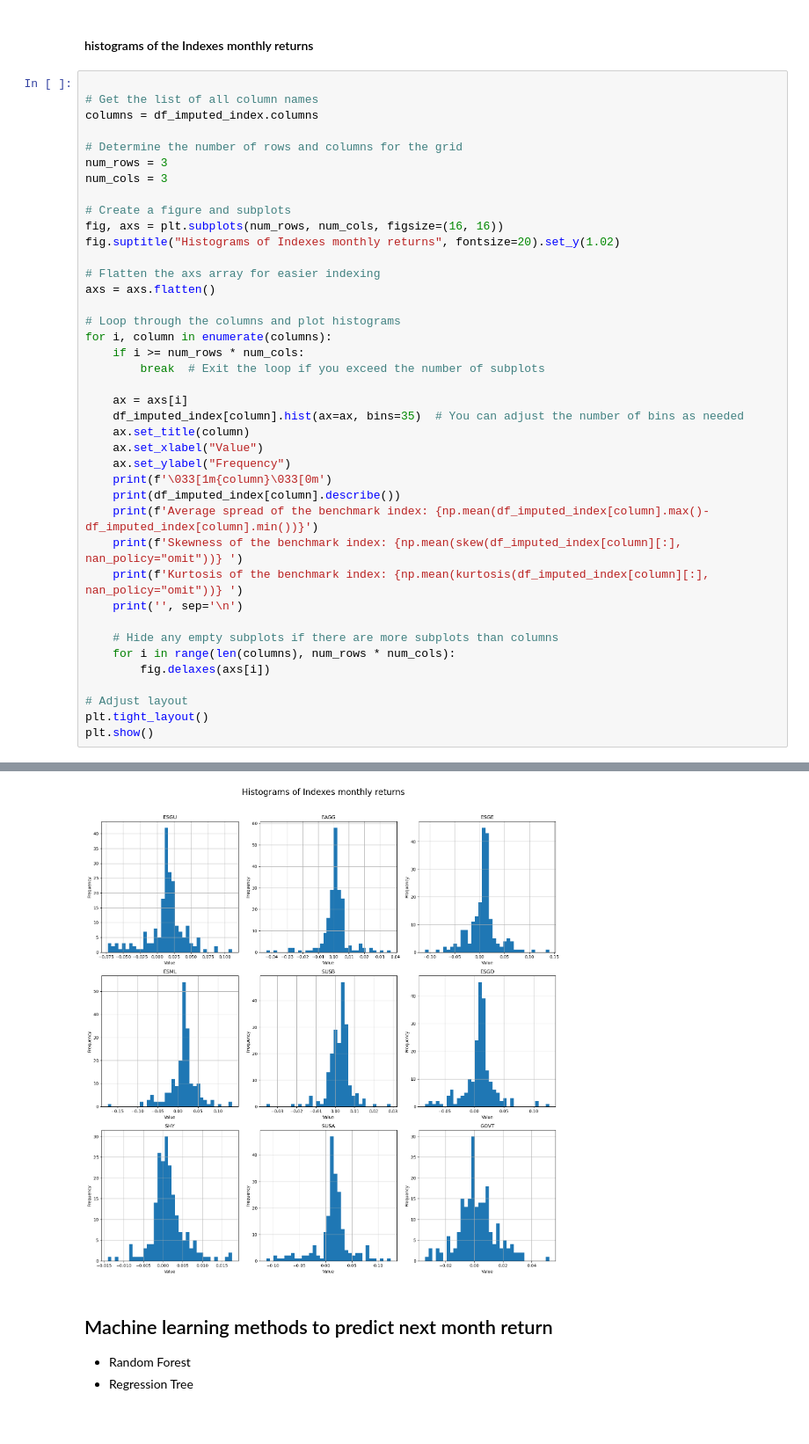
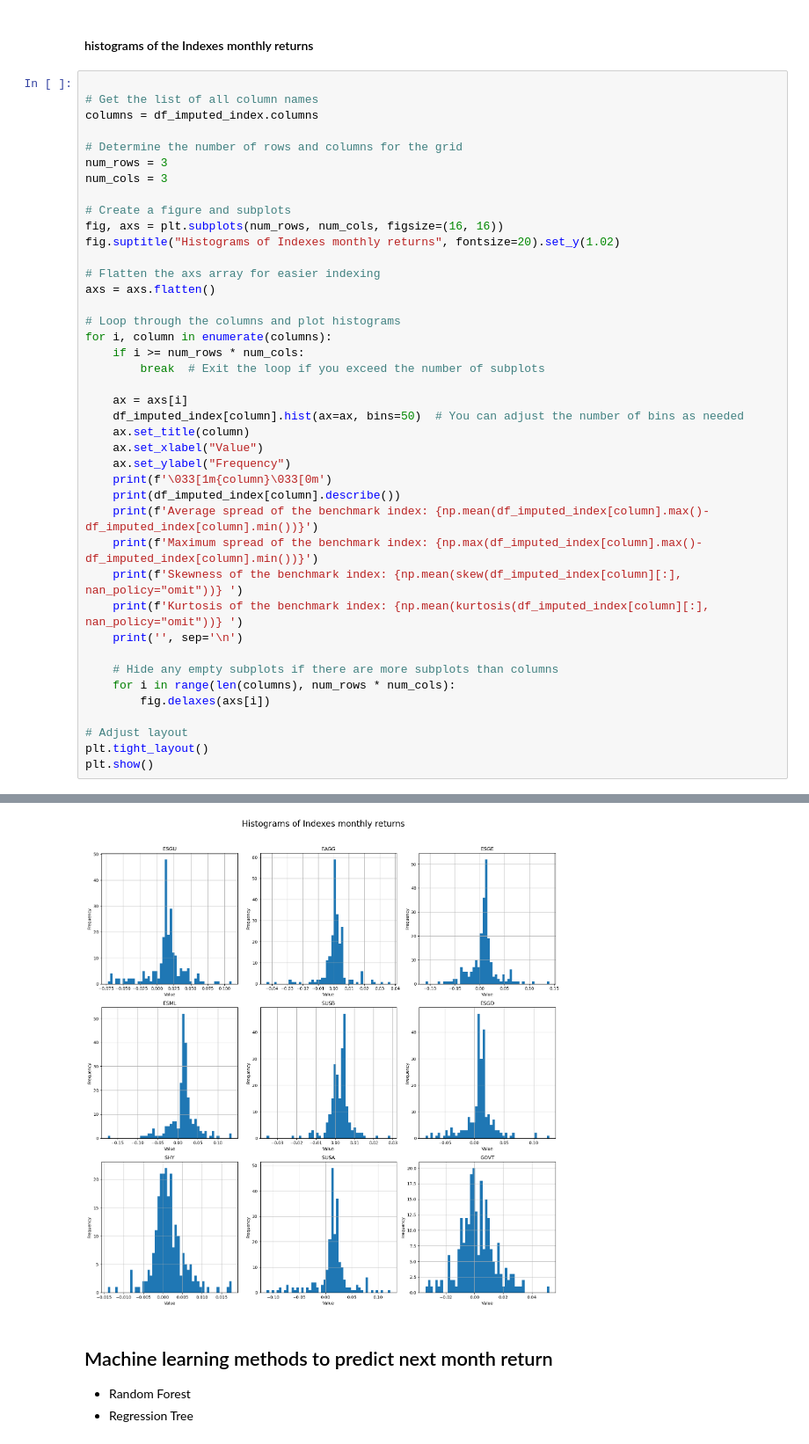
Before and after one commit to remimail/TP-3, a Jupyter notebook: main.ipynb, the cells around one changed output, grey strips where cells are left out. Shown at 88% size. Saved outputs shown, nothing was run; the diff lists cells and outputs as text.

```diff
--- a/main.ipynb
+++ b/main.ipynb
@@ -75,13 +76,14 @@ for i, column in enumerate(columns):
         break  # Exit the loop if you exceed the number of subplots
 
     ax = axs[i]
-    df_imputed_index[column].hist(ax=ax, bins=35)  # You can adjust the number of bins as needed
+    df_imputed_index[column].hist(ax=ax, bins=50)  # You can adjust the number of bins as needed
     ax.set_title(column)
     ax.set_xlabel("Value")
     ax.set_ylabel("Frequency")
     print(f'\033[1m{column}\033[0m')
     print(df_imputed_index[column].describe())
     print(f'Average spread of the benchmark index: {np.mean(df_imputed_index[column].max()-df_imputed_index[column].min())}')
+    print(f'Maximum spread of the benchmark index: {np.max(df_imputed_index[column].max()-df_imputed_index[column].min())}')
     print(f'Skewness of the benchmark index: {np.mean(skew(df_imputed_index[column][:], nan_policy="omit"))} ')
     print(f'Kurtosis of the benchmark index: {np.mean(kurtosis(df_imputed_index[column][:], nan_policy="omit"))} ')
     print('', sep='\n')
@@ -114,4 +116,4 @@ Kurtosis of the benchmark index: 1.0313197468547513
-[figure, old version]
+[figure, new version]
 # %% [markdown]
 ## Machine learning methods to predict next month return
 * Random Forest
```
Also changed, not shown: parts of 67 cells of this notebook, 1 other file.
